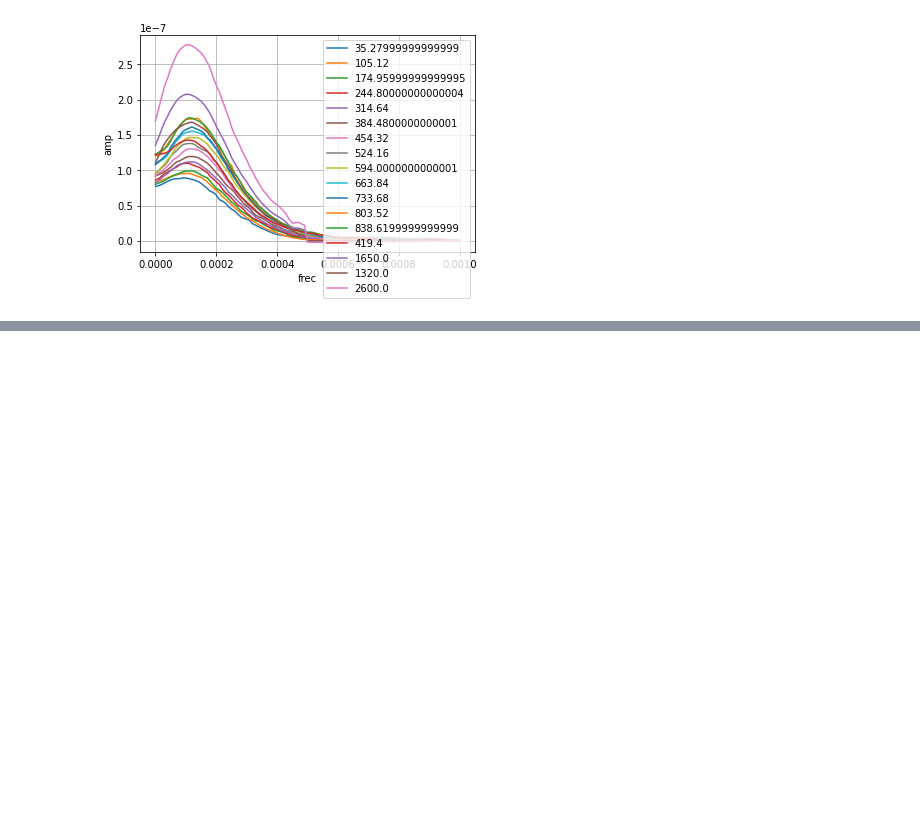
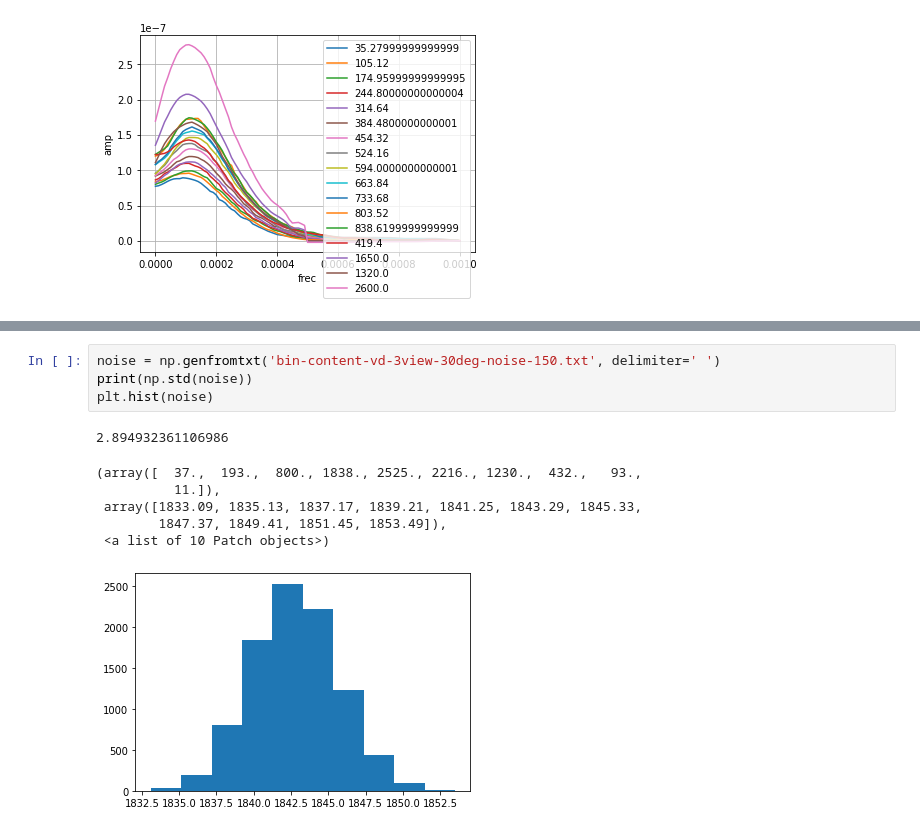
Before and after one commit to HaiwangYu/dune-vd-dev, a Jupyter notebook: plot-noise-spectra.ipynb, the cells around one changed output, grey strips where cells are left out. Cells and saved outputs as stored; diff of their text form; blank space fills up the shorter version.

```diff
--- a/plot-noise-spectra.ipynb
+++ b/plot-noise-spectra.ipynb
@@ -115,0 +152,12 @@ plot_wire_specs(test[0:17])
+# %%
+noise = np.genfromtxt('bin-content-vd-3view-30deg-noise-150.txt', delimiter=' ')
+print(np.std(noise))
+plt.hist(noise)
+# %% [output]
+2.894932361106986
+(array([  37.,  193.,  800., 1838., 2525., 2216., 1230.,  432.,   93.,
+          11.]),
+ array([1833.09, 1835.13, 1837.17, 1839.21, 1841.25, 1843.29, 1845.33,
+        1847.37, 1849.41, 1851.45, 1853.49]),
+ <a list of 10 Patch objects>)
+[figure, added]
```
Also changed, not shown: parts of 3 cells of this notebook.
